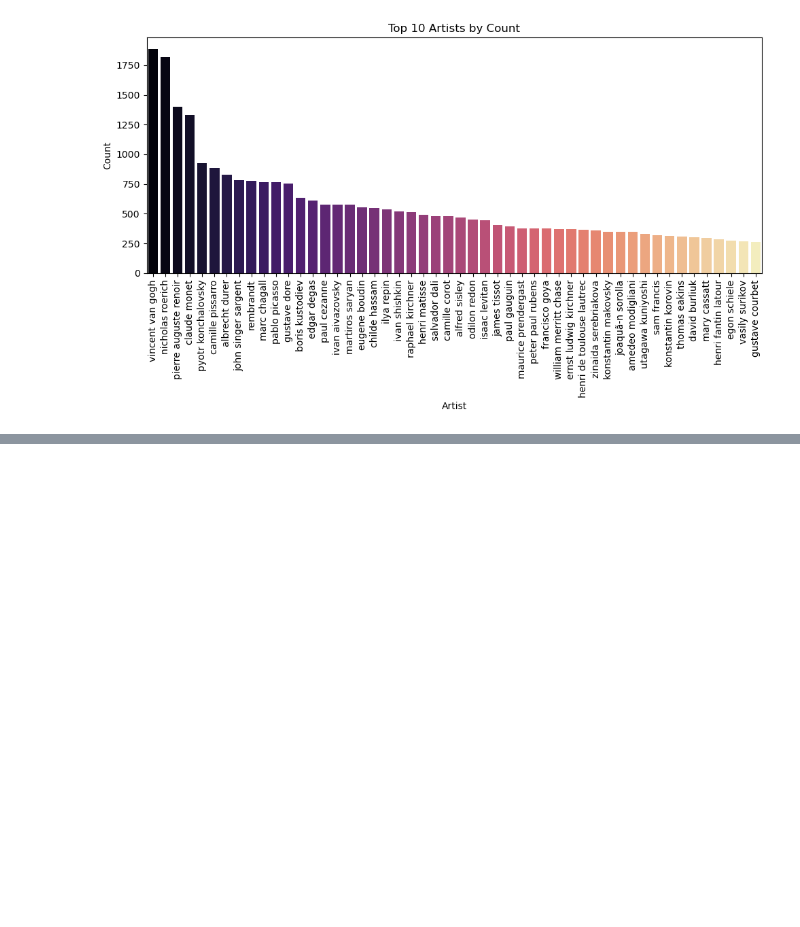
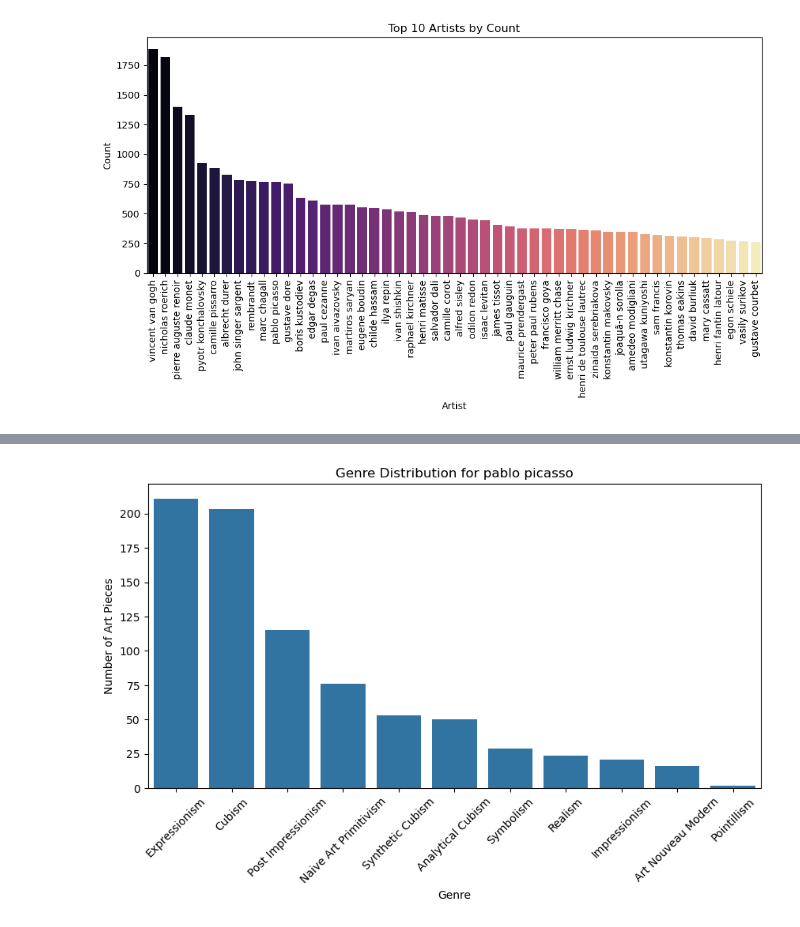
Before and after one commit to Saska1618/ImageClustering, a Jupyter notebook: eda.ipynb, the cells around one changed output, grey strips where cells are left out. Saved outputs shown, nothing was run; the diff lists cells and outputs as text; code cells hidden in the pictures; blank space fills up the shorter version.

```diff
--- a/eda.ipynb
+++ b/eda.ipynb
@@ -88,0 +71,24 @@ abraham manievich                0
+# %%
+def plot_artist_genre_distribution(df, artist_name):
+    artist_data = df[df['artist'] == artist_name].copy()
+
+    if artist_data.empty:
+        print(f"No data found for artist: {artist_name}")
+        return
+
+    # Ensure genre column contains lists and explode them
+    artist_data['genre'] = artist_data['genre'].apply(lambda x: x if isinstance(x, list) else [x])
+    artist_data = artist_data.explode('genre')
+
+    genre_counts = artist_data['genre'].value_counts()
+
+    plt.figure(figsize=(10,5))
+    sns.barplot(x=genre_counts.index, y=genre_counts.values)
+    plt.xlabel('Genre')
+    plt.ylabel('Number of Art Pieces')
+    plt.title(f'Genre Distribution for {artist_name}')
+    plt.xticks(rotation=45)
+    plt.show()
+plot_artist_genre_distribution(df, "pablo picasso")
+# %% [output]
+[figure, added]
```
Also changed, not shown: parts of 11 cells of this notebook, 3 other files.
